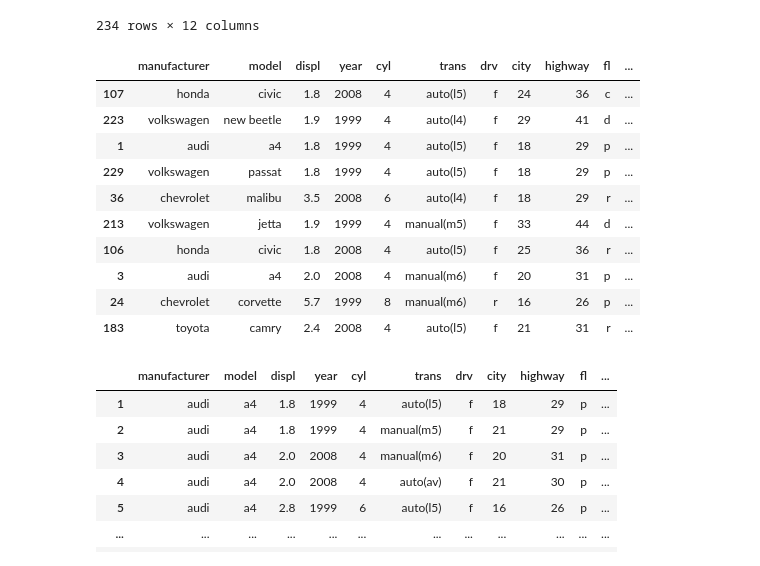
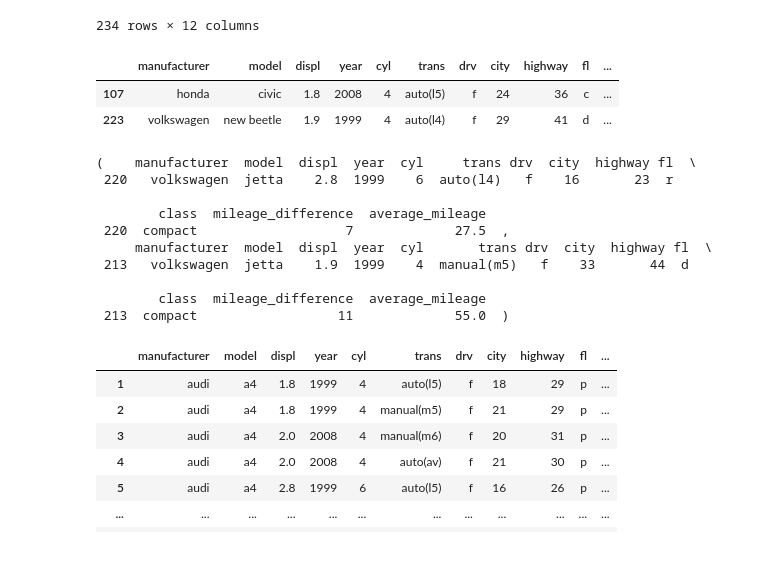
Before and after one commit to Chellyann-moreno/numpy-pandas-visualization-exercises, a Jupyter notebook: dataframes.ipynb, the cells around one changed output. Cells and saved outputs as stored; diff of their text form; code cells hidden in the pictures.

```diff
--- a/dataframes.ipynb
+++ b/dataframes.ipynb
@@ -290,17 +294,24 @@ mpg
 234 rows × 12 columns
 # %%
 #h
-mpg.sort_values(by=['mileage_difference'],ascending=False).head(10)
+mpg.sort_values(by=['mileage_difference'],ascending=False).head(2)
 # %% [output]
 |  | manufacturer | model | displ | year | cyl | trans | drv | city | highway | fl | ... |
 | 107 | honda | civic | 1.8 | 2008 | 4 | auto(l5) | f | 24 | 36 | c | ... |
 | 223 | volkswagen | new beetle | 1.9 | 1999 | 4 | auto(l4) | f | 29 | 41 | d | ... |
-| 1 | audi | a4 | 1.8 | 1999 | 4 | auto(l5) | f | 18 | 29 | p | ... |
-| 229 | volkswagen | passat | 1.8 | 1999 | 4 | auto(l5) | f | 18 | 29 | p | ... |
-| 36 | chevrolet | malibu | 3.5 | 2008 | 6 | auto(l4) | f | 18 | 29 | r | ... |
-| 213 | volkswagen | jetta | 1.9 | 1999 | 4 | manual(m5) | f | 33 | 44 | d | ... |
-| 106 | honda | civic | 1.8 | 2008 | 4 | auto(l5) | f | 25 | 36 | r | ... |
-| 3 | audi | a4 | 2.0 | 2008 | 4 | manual(m6) | f | 20 | 31 | p | ... |
-| 24 | chevrolet | corvette | 5.7 | 1999 | 8 | manual(m6) | r | 16 | 26 | p | ... |
-| 183 | toyota | camry | 2.4 | 2008 | 4 | auto(l5) | f | 21 | 31 | r | ... |
+# %%
+#i
+compact_mpg=mpg[mpg['class']=='compact']
+compact_mpg[compact_mpg.highway==compact_mpg.highway.min()],compact_mpg[compact_mpg.highway==compact_mpg.highway.max()]
+# %% [output]
+(    manufacturer  model  displ  year  cyl     trans drv  city  highway fl  \
+ 220   volkswagen  jetta    2.8  1999    6  auto(l4)   f    16       23  r
+
+        class  mileage_difference  average_mileage
+ 220  compact                   7             27.5  ,
+     manufacturer  model  displ  year  cyl       trans drv  city  highway fl  \
+ 213   volkswagen  jetta    1.9  1999    4  manual(m5)   f    33       44  d
+
+        class  mileage_difference  average_mileage
+ 213  compact                  11             55.0  )
 # %%
```
Also changed, not shown: parts of 17 cells of this notebook.
